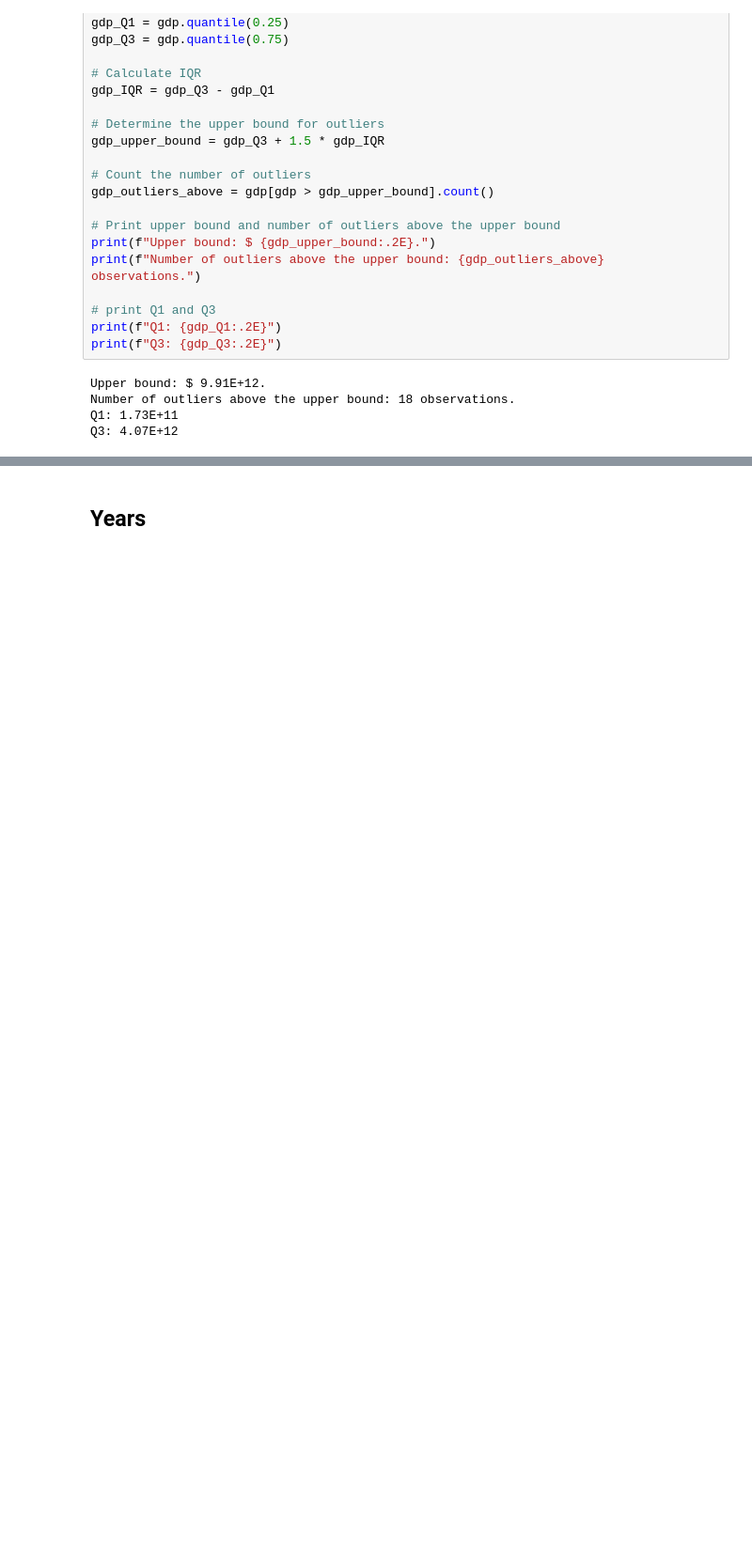
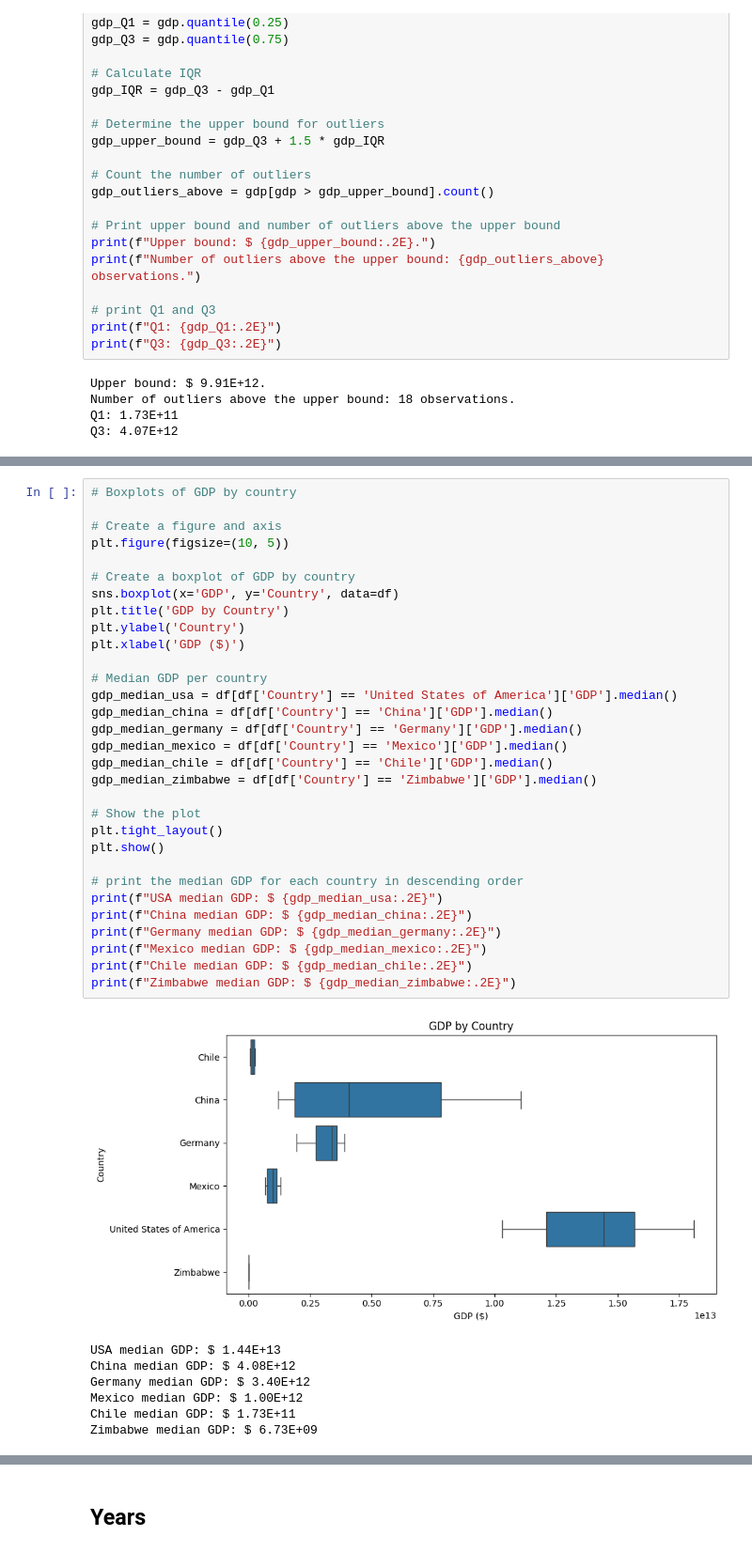
Before and after one commit to alanjameschapman/Life-Expectancy-and-GDP-Starter, a Jupyter notebook: life_expectancy_gdp.ipynb, the cells around one changed output, grey strips where cells are left out. Shown: that part at 94% size. Drawn from its saved outputs; the diff is of its cells as text; blank space fills up the shorter version.

```diff
--- a/life_expectancy_gdp.ipynb
+++ b/life_expectancy_gdp.ipynb
@@ -268,3 +305,42 @@ Initial remarks on GDP:
 - Half the observations have a GDP between $1.73E+11 and $4.07E+12 i.e. the interquartile range.
 - 18 out of 96 (19%) observations are outliers, and all are above the upper bound of $9.91E+12. This could be due to the discrepancies between individual countries, and will be further investigated in the next section.
 - The data is positively-skewed (right tail), with the **mean** life expectancy ($3.88E+12) being **more** than the **median** life expectancy ($1.28E+12).
+# %%
+# Boxplots of GDP by country
+
+# Create a figure and axis
+plt.figure(figsize=(10, 5))
+
+# Create a boxplot of GDP by country
+sns.boxplot(x='GDP', y='Country', data=df)
+plt.title('GDP by Country')
+plt.ylabel('Country')
+plt.xlabel('GDP ($)')
+
+# Median GDP per country
+gdp_median_usa = df[df['Country'] == 'United States of America']['GDP'].median()
+gdp_median_china = df[df['Country'] == 'China']['GDP'].median()
+gdp_median_germany = df[df['Country'] == 'Germany']['GDP'].median()
+gdp_median_mexico = df[df['Country'] == 'Mexico']['GDP'].median()
+gdp_median_chile = df[df['Country'] == 'Chile']['GDP'].median()
+gdp_median_zimbabwe = df[df['Country'] == 'Zimbabwe']['GDP'].median()
+
+# Show the plot
+plt.tight_layout()
+plt.show()
+
+# print the median GDP for each country in descending order
+print(f"USA median GDP: $ {gdp_median_usa:.2E}")
+print(f"China median GDP: $ {gdp_median_china:.2E}")
+print(f"Germany median GDP: $ {gdp_median_germany:.2E}")
+print(f"Mexico median GDP: $ {gdp_median_mexico:.2E}")
+print(f"Chile median GDP: $ {gdp_median_chile:.2E}")
+print(f"Zimbabwe median GDP: $ {gdp_median_zimbabwe:.2E}")
+# %% [output]
+[figure, added]
+USA median GDP: $ 1.44E+13
+China median GDP: $ 4.08E+12
+Germany median GDP: $ 3.40E+12
+Mexico median GDP: $ 1.00E+12
+Chile median GDP: $ 1.73E+11
+Zimbabwe median GDP: $ 6.73E+09
```
Also changed, not shown: parts of 3 cells of this notebook.
